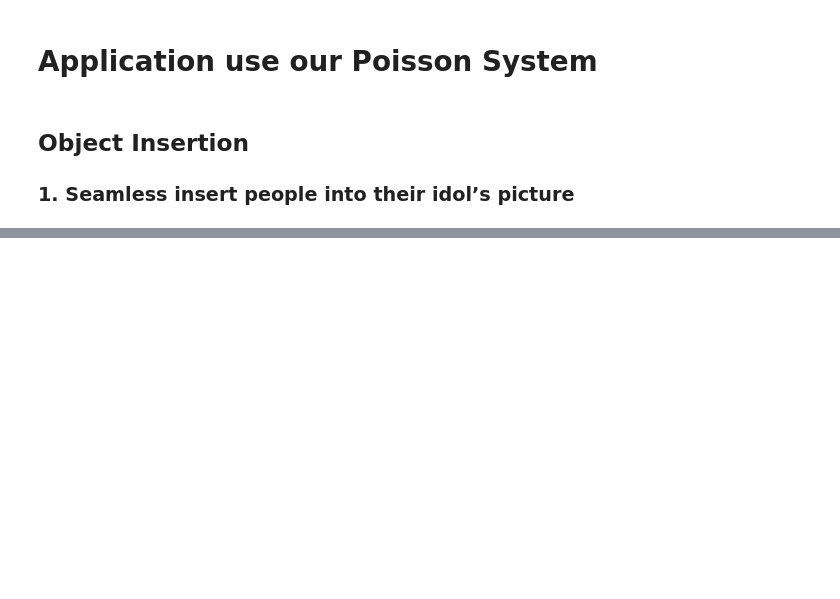
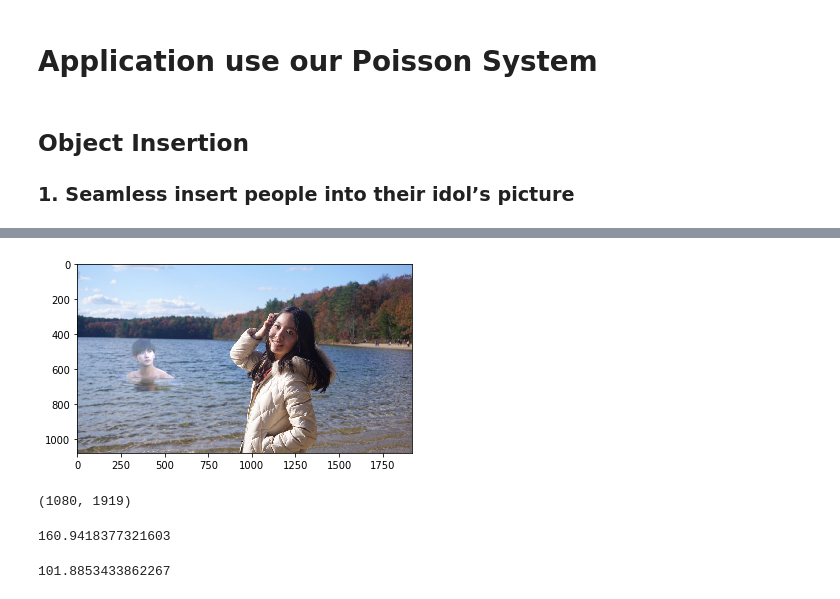
Before and after one commit to Yuting-Kou/cs283_SeamlessEditing, a Jupyter notebook: Application.ipynb, the cells around one changed output, grey strips where cells are left out. Drawn from its saved outputs; the diff is of its cells as text; code cells hidden in the pictures; blank space fills up the shorter version.

```diff
--- a/Application.ipynb
+++ b/Application.ipynb
@@ -102,0 +71,17 @@ func:'sor_solver_jit' took: 666.7206 sec
+# %%
+plt.imshow(final_img)
+plt.imsave(paths+'/result/yy1_kyt.jpg',final_img)
+# %% [output]
+[figure, added]
+# %%
+PS.map.bnd.shape
+# %% [output]
+(1080, 1919)
+# %%
+PS.f[PS.map.bnd==1].mean()
+# %% [output]
+160.9418377321603
+# %%
+PS.g[PS.mask==1].mean()
+# %% [output]
+101.8853433862267
```
Also changed, not shown: parts of 6 cells of this notebook, 5 other files.
